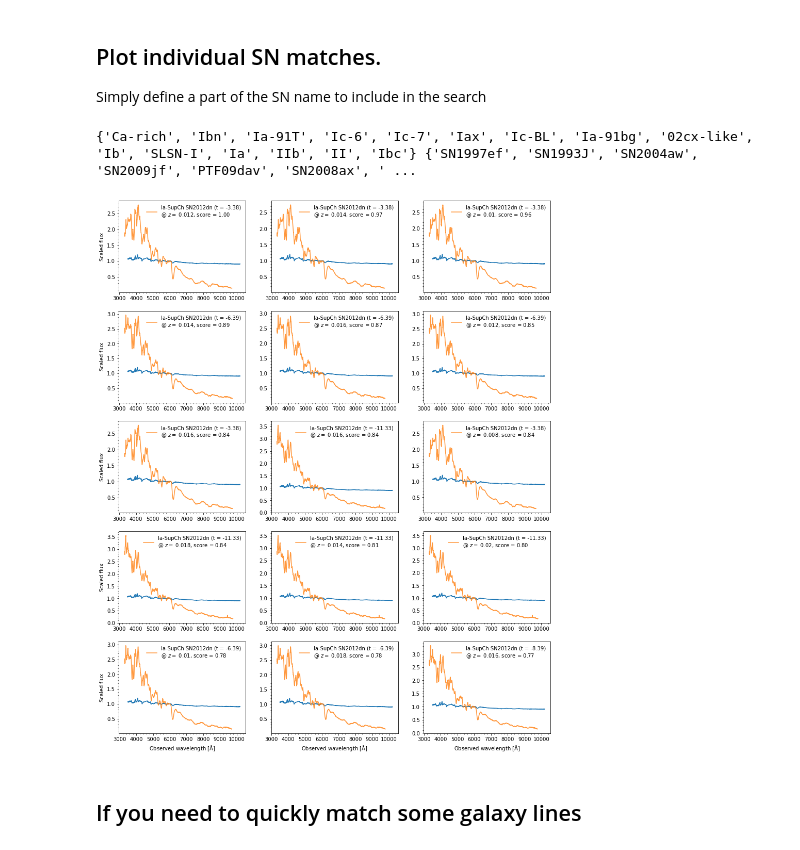
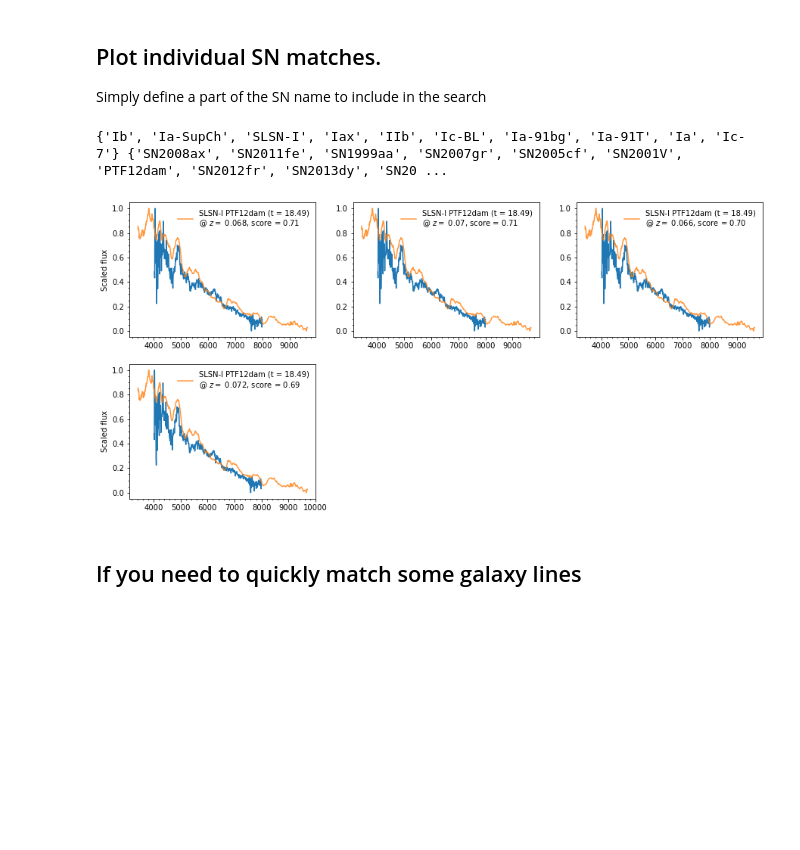
Before and after one commit to SiPrentice/SN_classifier, a Jupyter notebook: Classify_Supernovae.ipynb, the cells around one changed output. Drawn from its saved outputs; the diff is of its cells as text; code cells hidden in the pictures; blank space fills up the shorter version.

Commit message:
Plotting scale method can be defined

```diff
--- a/Classify_Supernovae.ipynb
+++ b/Classify_Supernovae.ipynb
@@ -143,7 +151,7 @@ redshift = False
 pad = True
 # %%
 # For multiple spectra in a folder
-folder = '/Users/sprentice/Documents/SN_classifier/for_classification/'
+folder = '/Users/sprentice/Documents/SN_classifier/for_classification/pessto/'
 #folder = '/Users/sprentice/Documents/classifications/LT-Quick-Bulk/OutputSpectra/'
 
 # print the file names in order
@@ -152,7 +160,7 @@ for idx, i in enumerate(spectra):
     print(idx, os.path.basename(i ) )
 
 # choose the object and set extinction and the redshift, if known
-index = 8
+index = 2
 E = False
 redshift = False
 pad = True
@@ -283,49 +287,51 @@ Simply define a part of the SN name to include in the search
 # Quickly show the unique types and objects
 print(set(types), set(sne))
 # %% [output]
-{'Ca-rich', 'Ibn', 'Ia-91T', 'Ic-6', 'Ic-7', 'Iax', 'Ic-BL', 'Ia-91bg', '02cx-like', 'Ib', 'SLSN-I', 'Ia', 'IIb', 'II', 'Ibc'} {'SN1997ef', 'SN1993J', 'SN2004aw', 'SN2009jf', 'PTF09dav', 'SN2008ax', ' ...
+{'Ib', 'Ia-SupCh', 'SLSN-I', 'Iax', 'IIb', 'Ic-BL', 'Ia-91bg', 'Ia-91T', 'Ia', 'Ic-7'} {'SN2008ax', 'SN2011fe', 'SN1999aa', 'SN2007gr', 'SN2005cf', 'SN2001V', 'PTF12dam', 'SN2012fr', 'SN2013dy', 'SN20 ...
 # %%
 x , y = np.loadtxt(spectrum, usecols = (0,1) ,unpack= True )
 
 if E:
     y = dered(x, y, 3.1, E)
 
-scale = y[np.argmin(abs(x-6000))]
-y = y / scale
+m=1/(max(y)-min(y))
+con=-m*min(y)
+y = np.array([m*d+con for d in y])
 
 # need a rising index
 n= 0
 
 plt.figure(figsize = (15,19))
 for i, spec in enumerate(all_specs):
-    if '12dn' in spec and n < 15:
+    if '12dam' in spec and n < 15:
 
         plt.subplot(5,3, n + 1)
         plt.plot(x, y)
 
         x_, y_ = np.loadtxt(ref_location + spec, unpack = True)
 
         x_ = x_ * (1 + zs[i])
 
-        scale = y_[np.argmin(abs(x_ - 6000))]
-        y_ = y_ / scale
+        m = 1 / (max(y_) - min(y_))
+        con = -m * min(y_)
+        y_ = np.array([m*d+con for d in y_])
 
         fit_score = sorted_scores[i] / max(sorted_scores)
         plt.plot(x_, y_, label = f'{types[i]} {sne[i]} (t = {epochs[i]})\n@ $z=$ {zs[i]}, score = {fit_score:.2f}', alpha = 0.8)
 
         plt.legend(frameon = False)
         plt.minorticks_on()
 
         # this messes up if the limit of n changes
         if n in  [0, 3, 6, 9, 12]:
             plt.ylabel('Scaled flux')
         if n in [14, 13 ,12]:
             plt.xlabel('Observed wavelength [$\mathrm{\AA}$]')
         #plt.show()
         n+=1
 #plt.savefig(f'{spectrum}.pdf')
 # %% [output]
-[figure, old version]
+[figure, new version]
 # %% [markdown]
 ## If you need to quickly match some galaxy lines
 # %%
```
Also changed, not shown: parts of 7 cells of this notebook.
